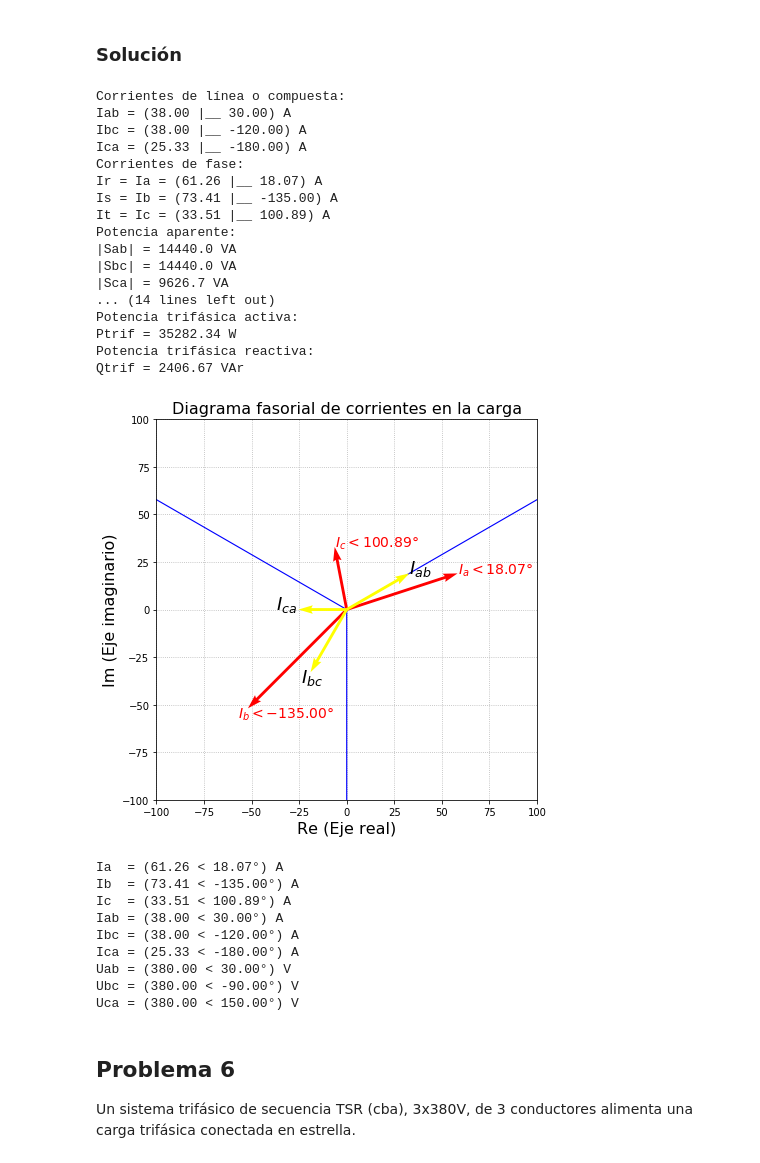
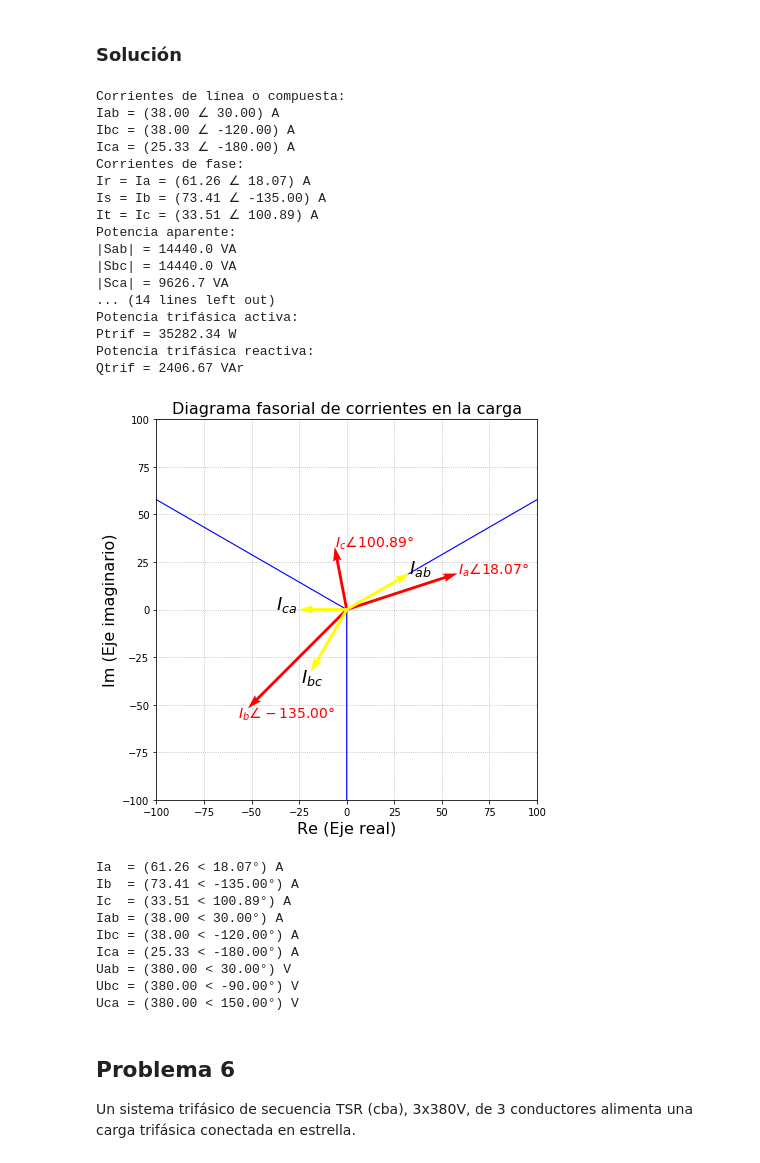
Before and after one commit to daniel-lorenzo/Electrotecnia, a Jupyter notebook: Ejercitacion/TP5-2.ipynb, the cells around one changed output. Cells and saved outputs as stored; diff of their text form; code cells hidden in the pictures.

```diff
--- a/Ejercitacion/TP5-2.ipynb
+++ b/Ejercitacion/TP5-2.ipynb
@@ -418,20 +418,20 @@ Ptrif = Strif.real
 Qtrif = Strif.imag
 # %%
 print('Corrientes de línea o compuesta:')
-print('Iab = (%.2f |__ %.2f) A'%(abs(Iab) , np.rad2deg( cmath.phase(Iab) ) ))
-print('Ibc = (%.2f |__ %.2f) A'%(abs(Ibc) , np.rad2deg( cmath.phase(Ibc) ) ))
-print('Ica = (%.2f |__ %.2f) A'%(abs(Ica) , np.rad2deg( cmath.phase(Ica) ) ))
+print('Iab = (%.2f ∠ %.2f) A'%(abs(Iab) , np.rad2deg( cmath.phase(Iab) ) ))
+print('Ibc = (%.2f ∠ %.2f) A'%(abs(Ibc) , np.rad2deg( cmath.phase(Ibc) ) ))
+print('Ica = (%.2f ∠ %.2f) A'%(abs(Ica) , np.rad2deg( cmath.phase(Ica) ) ))
 print('Corrientes de fase:')
-print('Ir = Ia = (%.2f |__ %.2f) A'%(abs(Ir) , np.rad2deg( cmath.phase(Ir) ) ))
-print('Is = Ib = (%.2f |__ %.2f) A'%(abs(Is) , np.rad2deg( cmath.phase(Is) ) ))
-print('It = Ic = (%.2f |__ %.2f) A'%(abs(It) , np.rad2deg( cmath.phase(It) ) ))
+print('Ir = Ia = (%.2f ∠ %.2f) A'%(abs(Ir) , np.rad2deg( cmath.phase(Ir) ) ))
+print('Is = Ib = (%.2f ∠ %.2f) A'%(abs(Is) , np.rad2deg( cmath.phase(Is) ) ))
+print('It = Ic = (%.2f ∠ %.2f) A'%(abs(It) , np.rad2deg( cmath.phase(It) ) ))
 print('Potencia aparente:')
 print('|Sab| = %.1f VA'%abs(Sab))
 print('|Sbc| = %.1f VA'%abs(Sbc))
 print('|Sca| = %.1f VA'%abs(Sca))
-print('Sab = {:.2f} VA = (%.2f |__ %.2f°) VA'.format(Sab)%(abs(Sab), np.rad2deg( cmath.phase(Sab) ) ))
-print('Sbc = {:.2f} VA = (%.2f |__ %.2f°) VA'.format(Sbc)%(abs(Sbc), np.rad2deg( cmath.phase(Sbc) ) ))
-print('Sca = {:.2f} VA = (%.2f |__ %.2f°) VA'.format(Sca)%(abs(Sca), np.rad2deg( cmath.phase(Sca) ) ))
+print('Sab = {:.2f} VA = (%.2f ∠ %.2f°) VA'.format(Sab)%(abs(Sab), np.rad2deg( cmath.phase(Sab) ) ))
+print('Sbc = {:.2f} VA = (%.2f ∠ %.2f°) VA'.format(Sbc)%(abs(Sbc), np.rad2deg( cmath.phase(Sbc) ) ))
+print('Sca = {:.2f} VA = (%.2f ∠ %.2f°) VA'.format(Sca)%(abs(Sca), np.rad2deg( cmath.phase(Sca) ) ))
 print('Potencia activa:')
 print('Pab = %.2f W'%Pab)
 print('Pbc = %.2f W'%Pbc)
@@ -442,20 +442,20 @@ print('Qbc = %.2f VAr'%Qbc)
 print('Qca = %.2f VAr'%Qca)
 print('Potencia trifásica aparente:')
 print('|Strif| = %.2f VA'%abs(Strif))
-print('Strif = {:.2f} VA = (%.2f |__ %.2f°) VA'.format(Strif)%(abs(Strif) , np.rad2deg( cmath.phase(Sab) ) ))
+print('Strif = {:.2f} VA = (%.2f ∠ %.2f°) VA'.format(Strif)%(abs(Strif) , np.rad2deg( cmath.phase(Sab) ) ))
 print('Potencia trifásica activa:')
 print('Ptrif = %.2f W'%Ptrif)
 print('Potencia trifásica reactiva:')
 print('Qtrif = %.2f VAr'%Qtrif)
 # %% [output]
 Corrientes de línea o compuesta:
-Iab = (38.00 |__ 30.00) A
-Ibc = (38.00 |__ -120.00) A
-Ica = (25.33 |__ -180.00) A
+Iab = (38.00 ∠ 30.00) A
+Ibc = (38.00 ∠ -120.00) A
+Ica = (25.33 ∠ -180.00) A
 Corrientes de fase:
-Ir = Ia = (61.26 |__ 18.07) A
-Is = Ib = (73.41 |__ -135.00) A
-It = Ic = (33.51 |__ 100.89) A
+Ir = Ia = (61.26 ∠ 18.07) A
+Is = Ib = (73.41 ∠ -135.00) A
+It = Ic = (33.51 ∠ 100.89) A
 Potencia aparente:
 |Sab| = 14440.0 VA
 |Sbc| = 14440.0 VA
@@ -478,37 +478,37 @@ ax.quiver(0,0,Uca.real,Uca.imag,width=0.003,angles='xy',scale_units='xy',scale=1
 ax.quiver(0,0,Ia.real,Ia.imag,angles='xy',scale_units='xy',scale=1,color='red')
 ax.quiver(0,0,Ib.real,Ib.imag,angles='xy',scale_units='xy',scale=1,color='red')
 ax.quiver(0,0,Ic.real,Ic.imag,angles='xy',scale_units='xy',scale=1,color='red')
 ax.quiver(0,0,Iab.real,Iab.imag,angles='xy',scale_units='xy',scale=1,color='yellow')
 ax.quiver(0,0,Ibc.real,Ibc.imag,angles='xy',scale_units='xy',scale=1,color='yellow')
 ax.quiver(0,0,Ica.real,Ica.imag,angles='xy',scale_units='xy',scale=1,color='yellow')
-plt.text(Ia.real, Ia.imag, r'$I_a < %.2f°$'%(np.rad2deg(cmath.phase(Ia))), fontsize=14, color='red')
-plt.text(Ib.real - 5 , Ib.imag - 5, r'$I_b < %.2f$°'%(np.rad2deg(cmath.phase(Ib))), fontsize=14, color='red')
-plt.text(Ic.real, Ic.imag, r'$I_c < %.2f$°'%(np.rad2deg(cmath.phase(Ic))), fontsize=14, color='red')
+plt.text(Ia.real, Ia.imag, r'$I_a ∠ %.2f°$'%(np.rad2deg(cmath.phase(Ia))), fontsize=14, color='red')
+plt.text(Ib.real - 5 , Ib.imag - 5, r'$I_b ∠ %.2f$°'%(np.rad2deg(cmath.phase(Ib))), fontsize=14, color='red')
+plt.text(Ic.real, Ic.imag, r'$I_c ∠ %.2f$°'%(np.rad2deg(cmath.phase(Ic))), fontsize=14, color='red')
 plt.text(Iab.real, Iab.imag, r'$I_{ab}$', fontsize=18, fontweight='bold')
 plt.text(Ibc.real - 5 , Ibc.imag - 5, r'$I_{bc}$', fontsize=18, fontweight='bold')
 plt.text(Ica.real - 12, Ica.imag, r'$I_{ca}$', fontsize=18, fontweight='bold')
 #plt.axhline(y=0, xmin=0.5, xmax=1, linestyle="--")
 ax.set_aspect('equal')
 plt.title('Diagrama fasorial de corrientes en la carga', fontsize=16)
 plt.xlabel('Re (Eje real)',  fontsize=16)
 plt.ylabel('Im (Eje imaginario)',  fontsize=16)
 plt.grid(linestyle=":")
 ax.set_axisbelow(True)
 ax.set_xlim([-100,100])
 ax.set_ylim([-100,100])
 #plt.draw()
 plt.show()
 print('Ia  = (%.2f < %.2f°) A'%(abs(Ir), np.rad2deg( cmath.phase(Ir) ) ))
 print('Ib  = (%.2f < %.2f°) A'%(abs(Is), np.rad2deg( cmath.phase(Is) ) ))
 print('Ic  = (%.2f < %.2f°) A'%(abs(It), np.rad2deg( cmath.phase(It) ) ))
 print('Iab = (%.2f < %.2f°) A'%(abs(Iab), np.rad2deg( cmath.phase(Iab) ) ))
 print('Ibc = (%.2f < %.2f°) A'%(abs(Ibc), np.rad2deg( cmath.phase(Ibc) ) ))
 print('Ica = (%.2f < %.2f°) A'%(abs(Ica), np.rad2deg( cmath.phase(Ica) ) ))
 print('Uab = (%.2f < %.2f°) V'%(abs(Uab), np.rad2deg( cmath.phase(Uab) ) ))
 print('Ubc = (%.2f < %.2f°) V'%(abs(Ubc), np.rad2deg( cmath.phase(Ubc) ) ))
 print('Uca = (%.2f < %.2f°) V'%(abs(Uca), np.rad2deg( cmath.phase(Uca) ) ))
 # %% [output]
-[figure, old version]
+[figure, new version]
 Ia  = (61.26 < 18.07°) A
 Ib  = (73.41 < -135.00°) A
 Ic  = (33.51 < 100.89°) A
```
Also changed, not shown: parts of 5 cells of this notebook, 2 other files.
